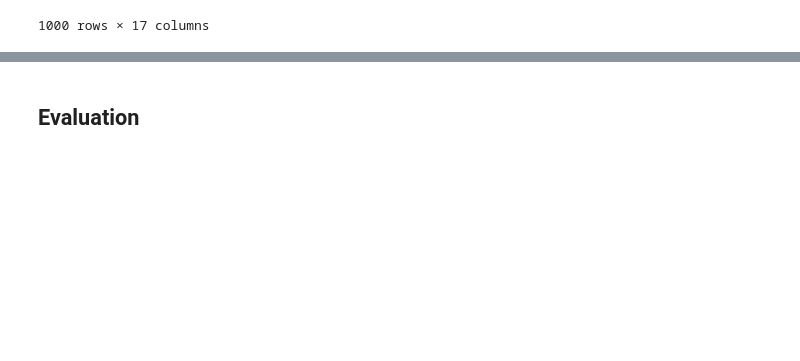
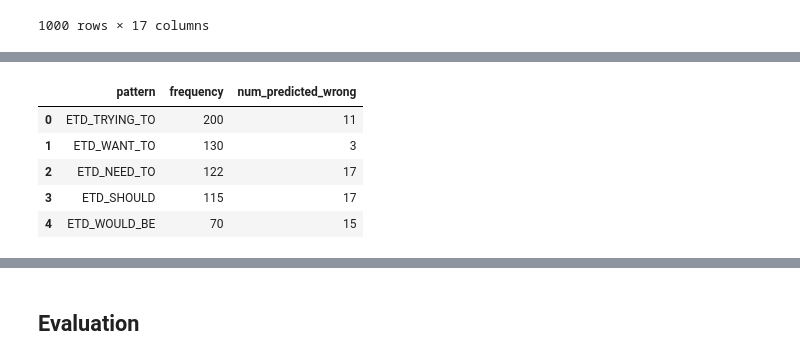
Before and after one commit to NoleWang/Respondent_Recommendation, a Jupyter notebook: Data/tools/Pattern_Extraction.ipynb, the cells around one changed output, grey strips where cells are left out. Drawn from its saved outputs; the diff is of its cells as text; code cells hidden in the pictures; blank space fills up the shorter version.

```diff
--- a/Data/tools/Pattern_Extraction.ipynb
+++ b/Data/tools/Pattern_Extraction.ipynb
@@ -63,6 +63,19 @@ def pattern_matrix_testing(pattern_code, df, col):
 
 
     return pd.DataFrame.from_dict(pattern_list)
+# %%
+def pattern_freq(df, col1, col2, pattern_dict, flag = 0):
+
+    for i in range(len(df)):
+        pattern_str = df.loc[i][col1]
+        if pattern_str == 0:
+            continue
+        patterns = pattern_str.split(",")
+        for pattern in patterns:
+            if len(pattern) != 0 and df.loc[i][col2] == flag:
+                pattern_dict[pattern.strip()] += 1
+
+    return pattern_dict
 # %%
 etd_pattern_code,df_etd = pattern_matrix(df,"predicted_ETD")
 df_etd
@@ -104 +117,23 @@ pattern_sum
  {'ETD_ENVISION': 1}]
+# %%
+etd_train_dict = pattern_freq(df, "predicted_ETD", "accuracy_ETD", dict.fromkeys(etd_pattern_code,0))
+# %%
+pattern = []
+freq = []
+for pattern_freq in pattern_sum:
+    for k, v in pattern_freq.items():
+        pattern.append(k)
+        freq.append(v)
+# %%
+df_pattern_etd_train = pd.DataFrame()
+df_pattern_etd_train["pattern"] = pattern
+df_pattern_etd_train["frequency"] = freq
+df_pattern_etd_train["num_predicted_wrong"] = [etd_train_dict[df_pattern_etd_train.loc[i]["pattern"]] for i in range(len(df_pattern_etd_train))]
+df_pattern_etd_train.head()
+# %% [output]
+|  | pattern | frequency | num_predicted_wrong |
+| 0 | ETD_TRYING_TO | 200 | 11 |
+| 1 | ETD_WANT_TO | 130 | 3 |
+| 2 | ETD_NEED_TO | 122 | 17 |
+| 3 | ETD_SHOULD | 115 | 17 |
+| 4 | ETD_WOULD_BE | 70 | 15 |
```
Also changed, not shown: parts of 26 cells of this notebook, 3 other files.
